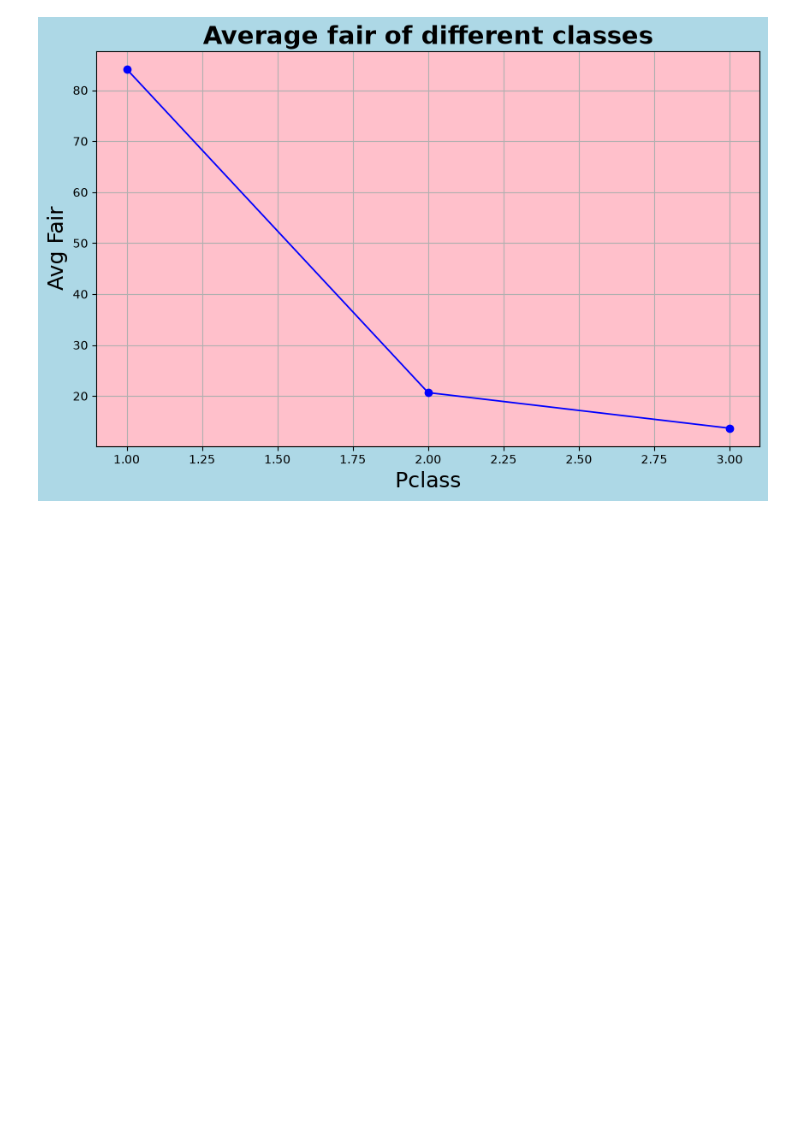
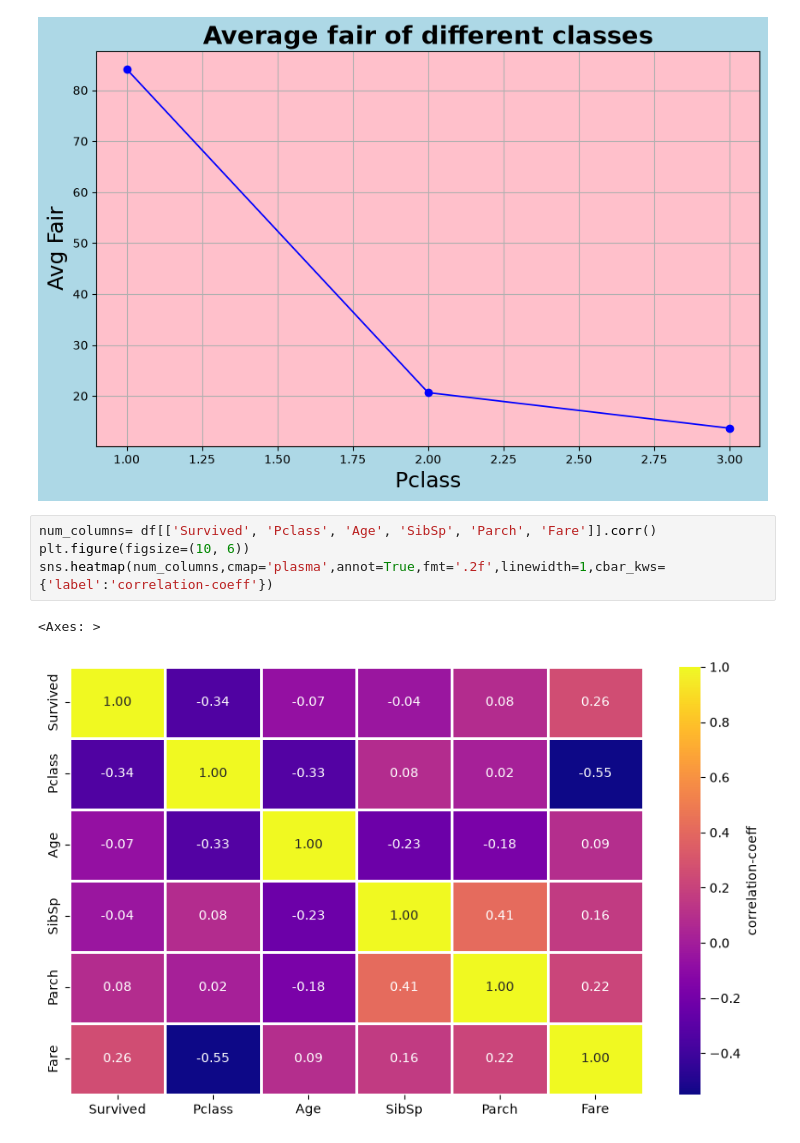
Before and after one commit to pawan-sharma-dev/EDA-on-Titanic-dataset, a Jupyter notebook: new-titanic_eda.ipynb, the cells around one changed output. Cells and saved outputs as stored; diff of their text form; blank space fills up the shorter version.

Commit message:
heatmap added

```diff
--- a/new-titanic_eda.ipynb
+++ b/new-titanic_eda.ipynb
@@ -213,3 +213,10 @@ ax.grid(True)
 plt.show()
 # %% [output]
 [figure]
+# %%
+num_columns= df[['Survived', 'Pclass', 'Age', 'SibSp', 'Parch', 'Fare']].corr()
+plt.figure(figsize=(10, 6))
+sns.heatmap(num_columns,cmap='plasma',annot=True,fmt='.2f',linewidth=1,cbar_kws={'label':'correlation-coeff'})
+# %% [output]
+<Axes: >
+[figure, added]
```
